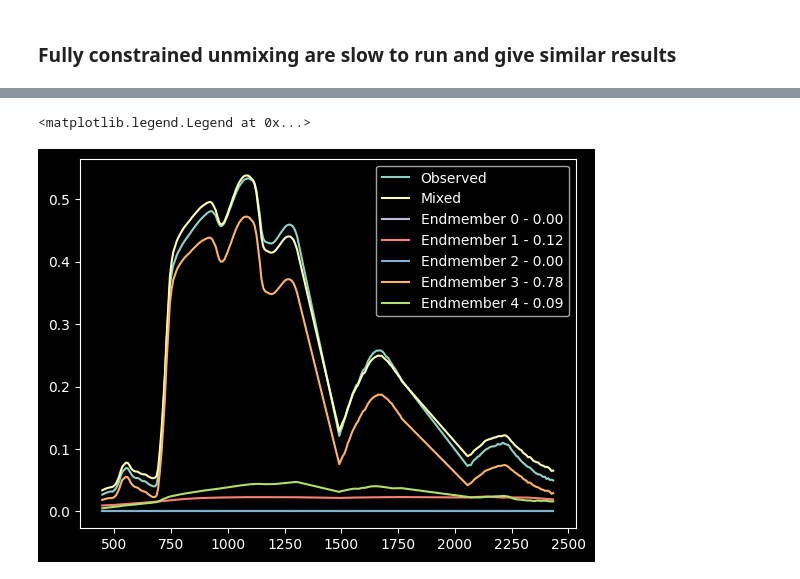
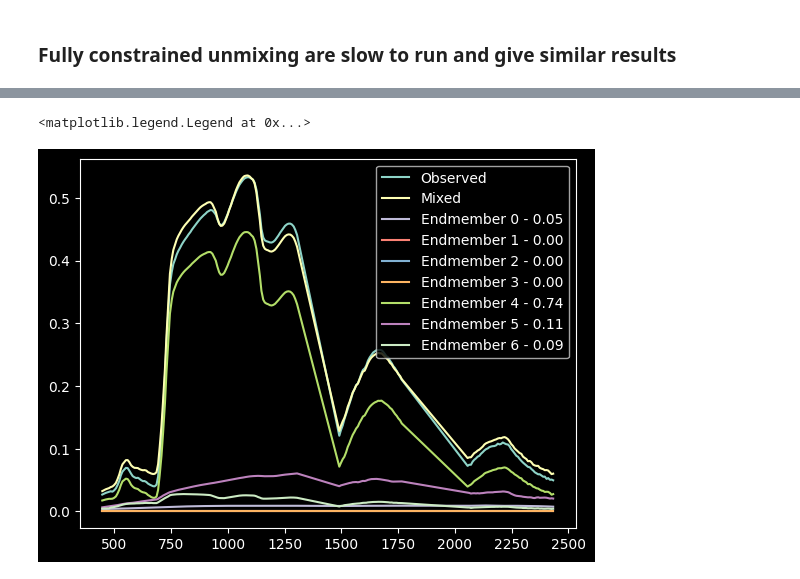
Before and after one commit to frontiersi/hyperspec-fc, a Jupyter notebook: unmixing/unmixing_test_soil.ipynb, the cells around one changed output, grey strips where cells are left out. Drawn from its saved outputs; the diff is of its cells as text; code cells hidden in the pictures.

```diff
--- a/unmixing/unmixing_test_soil.ipynb
+++ b/unmixing/unmixing_test_soil.ipynb
@@ -327,7 +284,7 @@ def plot_endmembers(wavelengths, endmembers, title = '', legend_labels = []):
 valid_bands = ~np.all(sampled_data < 0, axis=0)
 
 # Get endmembers for valid bands only
-S, F, R = smacc(sampled_data[:, valid_bands], min_endmembers=3, max_residual_norm=1)
+S, F, R = smacc(sampled_data[:, valid_bands], min_endmembers=4, max_residual_norm=1)
 
 # Pre-allocate array with np.full
 endmembers = np.full((S.shape[0], sampled_data.shape[1]), np.nan, dtype=np.float32)
@@ -342,16 +298,0 @@ Found 3 endmembers, current max residual norm is 0.6123
-# %%
-fig, ax = plt.subplots(figsize=(10, 10))
-# Vectorized plotting using numpy operations
-for i in range(endmembers.shape[0]):
-            ax.scatter(wavelengths, endmembers[i, :],
-                s=10,  # marker size
-                alpha=0.7,  # transparency for overlap visibility
-                label=f'Endmember {i+1}')
-
-for col in qhull_soil_df.columns:
-        soil_endmember = np.interp(wavelengths, qhull_soil_df.index, qhull_soil_df[col])
-        ax.scatter(wavelengths, soil_endmember, color='orange',
-                s=5,  # marker size
-                label=col)
-
-plt.legend()
@@ -502,8 +444,13 @@ Average difference to total of 100% 0.5683369678581587
 <matplotlib.image.AxesImage at 0x...>
 [figure]
 # %%
-endmembers = qhull_endmembers
-bare_green_dry = [[0], [1,2], [3]] # Bare, green, dry endmember mapping
+endmembers = []
+# replace soil endmember with typical soil
+for col in qhull_soil_df.columns:
+    endmembers.append(np.interp(wavelengths, qhull_soil_df.index, qhull_soil_df[col]))
+
+endmembers = np.vstack((np.array(endmembers), smacc_endmembers[1:]))
+bare_green_dry = [list(range(n_soil)), [n_soil, n_soil+2], [n_soil+1]] # Bare, green, dry endmember mapping
 
 ds = ds_emit_masked
 fractions_nnls, fractions, fractions_bgd= unmix_nnls(ds, endmembers)
@@ -520,16 +466,0 @@ Average difference to total of 100% 0.08782371936934084
-# %%
-endmembers = []
-# replace soil endmember with typical soil
-for col in qhull_soil_df.columns:
-    endmembers.append(np.interp(wavelengths, qhull_soil_df.index, qhull_soil_df[col]))
-
-endmembers = np.vstack((np.array(endmembers), smacc_endmembers[1:]))
-bare_green_dry = [list(range(n_soil)), [n_soil], [n_soil+1]] # Bare, green, dry endmember mapping
-
-ds = ds_emit_masked
-fractions_nnls, fractions, fractions_bgd= unmix_nnls(ds, endmembers)
-
-print((fractions[:, ~mask].sum(axis=0)-100.).mean())
-clipped_arr = np.transpose(fractions_bgd, (1, 2, 0))
-clipped_arr = np.where((clipped_arr < 255), clipped_arr, np.nan)/100.
-plt.imshow(clipped_arr)
@@ -701,11 +525,11 @@ plt.legend()
 # %%
 plt.plot(wavelengths, Y[:, idx] , label='Observed')
-plt.plot(wavelengths, np.dot(A0.T, E0.T)[idx], label='Mixed')
+plt.plot(wavelengths, np.dot(fractions_nnls.T, E0.T)[idx], label='Mixed')
 for i in range(fractions_nnls.shape[0]):
     if i==0: mixed = fractions_nnls[i, idx]*E0[:,i]
     else: mixed+= fractions_nnls[i, idx]*E0[:,i]
     plt.plot(wavelengths, fractions_nnls[i, idx]*E0[:,i], label=f'Endmember {i} - {fractions_nnls[i, idx]:0.2f}')
 plt.legend()
 # %% [output]
 <matplotlib.legend.Legend at 0x...>
-[figure, old version]
+[figure, new version]
```
Also changed, not shown: parts of 22 cells of this notebook, 12 other files.
